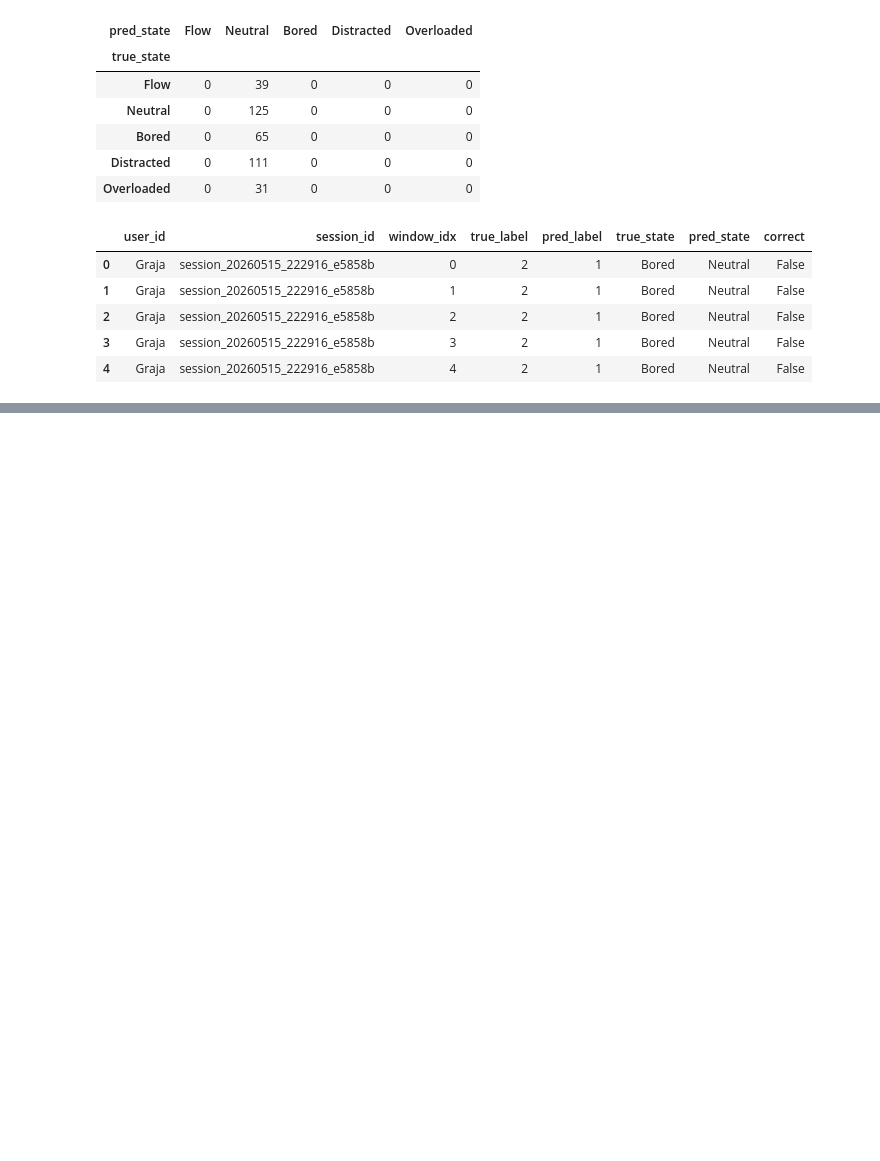
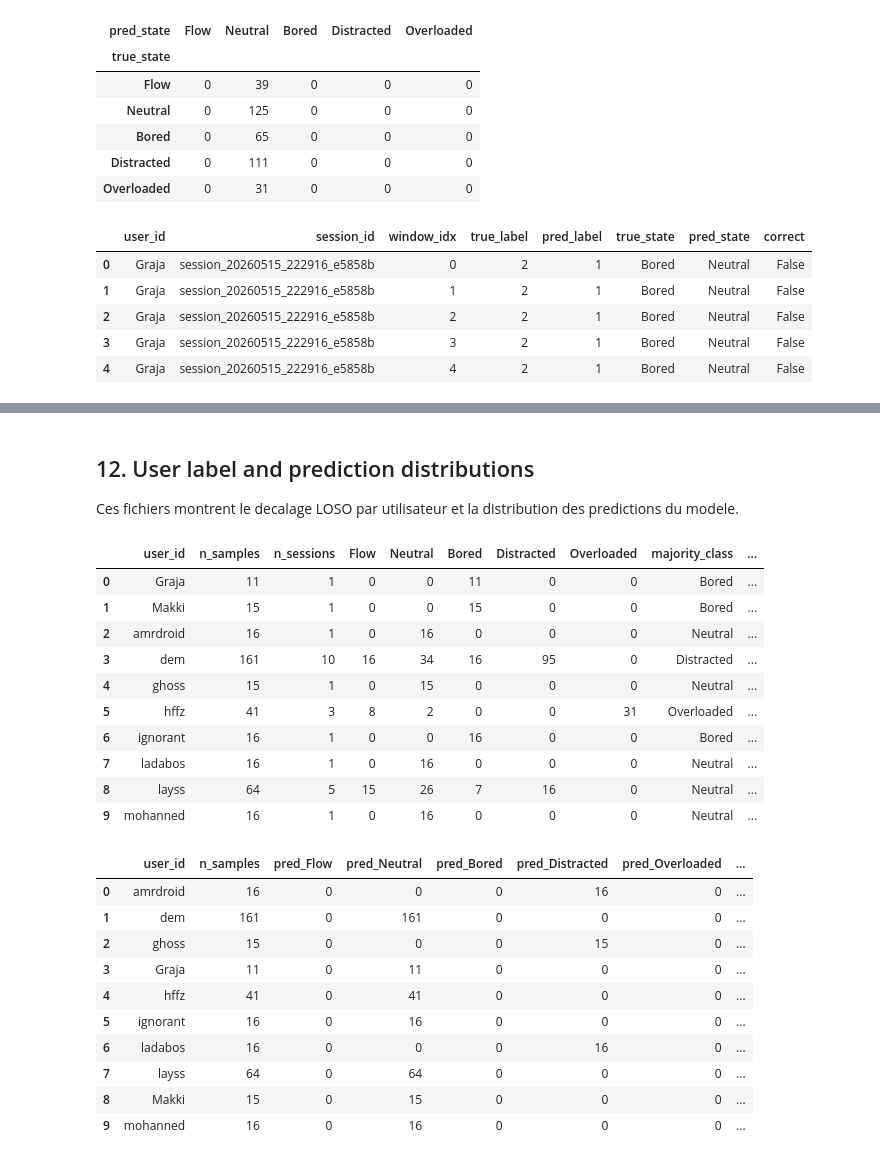
Before and after one commit to PPP-Attention-Adaptive-Manager/Fusion_Model, a Jupyter notebook: notebooks/switching_predictive_performance.ipynb, the cells around one changed output, grey strips where cells are left out. Saved outputs shown, nothing was run; the diff lists cells and outputs as text; code cells hidden in the pictures; blank space fills up the shorter version.

```diff
--- a/notebooks/switching_predictive_performance.ipynb
+++ b/notebooks/switching_predictive_performance.ipynb
@@ -501,0 +546,44 @@ Final model in-sample accuracy: 0.33692722371967654
+# %% [markdown]
+## 12. User label and prediction distributions
+
+Ces fichiers montrent le decalage LOSO par utilisateur et la distribution des predictions du modele.
+# %%
+USER_LABEL_CSV = RESULT_DIR / "user_label_distribution.csv"
+USER_PRED_CSV = RESULT_DIR / "user_prediction_distribution.csv"
+
+if USER_LABEL_CSV.exists():
+    user_label_df = pd.read_csv(USER_LABEL_CSV)
+    display(user_label_df)
+else:
+    user_label_df = pd.DataFrame()
+    print("No user_label_distribution.csv found.")
+
+if USER_PRED_CSV.exists():
+    user_pred_df = pd.read_csv(USER_PRED_CSV)
+    display(user_pred_df)
+else:
+    user_pred_df = pd.DataFrame()
+    print("No user_prediction_distribution.csv found.")
+# %% [output]
+|  | user_id | n_samples | n_sessions | Flow | Neutral | Bored | Distracted | Overloaded | majority_class | ... |
+| 0 | Graja | 11 | 1 | 0 | 0 | 11 | 0 | 0 | Bored | ... |
+| 1 | Makki | 15 | 1 | 0 | 0 | 15 | 0 | 0 | Bored | ... |
+| 2 | amrdroid | 16 | 1 | 0 | 16 | 0 | 0 | 0 | Neutral | ... |
+| 3 | dem | 161 | 10 | 16 | 34 | 16 | 95 | 0 | Distracted | ... |
+| 4 | ghoss | 15 | 1 | 0 | 15 | 0 | 0 | 0 | Neutral | ... |
+| 5 | hffz | 41 | 3 | 8 | 2 | 0 | 0 | 31 | Overloaded | ... |
+| 6 | ignorant | 16 | 1 | 0 | 0 | 16 | 0 | 0 | Bored | ... |
+| 7 | ladabos | 16 | 1 | 0 | 16 | 0 | 0 | 0 | Neutral | ... |
+| 8 | layss | 64 | 5 | 15 | 26 | 7 | 16 | 0 | Neutral | ... |
+| 9 | mohanned | 16 | 1 | 0 | 16 | 0 | 0 | 0 | Neutral | ... |
+|  | user_id | n_samples | pred_Flow | pred_Neutral | pred_Bored | pred_Distracted | pred_Overloaded | ... |
+| 0 | amrdroid | 16 | 0 | 0 | 0 | 16 | 0 | ... |
+| 1 | dem | 161 | 0 | 161 | 0 | 0 | 0 | ... |
+| 2 | ghoss | 15 | 0 | 0 | 0 | 15 | 0 | ... |
+| 3 | Graja | 11 | 0 | 11 | 0 | 0 | 0 | ... |
+| 4 | hffz | 41 | 0 | 41 | 0 | 0 | 0 | ... |
+| 5 | ignorant | 16 | 0 | 16 | 0 | 0 | 0 | ... |
+| 6 | ladabos | 16 | 0 | 0 | 0 | 16 | 0 | ... |
+| 7 | layss | 64 | 0 | 64 | 0 | 0 | 0 | ... |
+| 8 | Makki | 15 | 0 | 15 | 0 | 0 | 0 | ... |
+| 9 | mohanned | 16 | 0 | 16 | 0 | 0 | 0 | ... |
```
Also changed, not shown: parts of 5 cells of this notebook, 7 other files.
